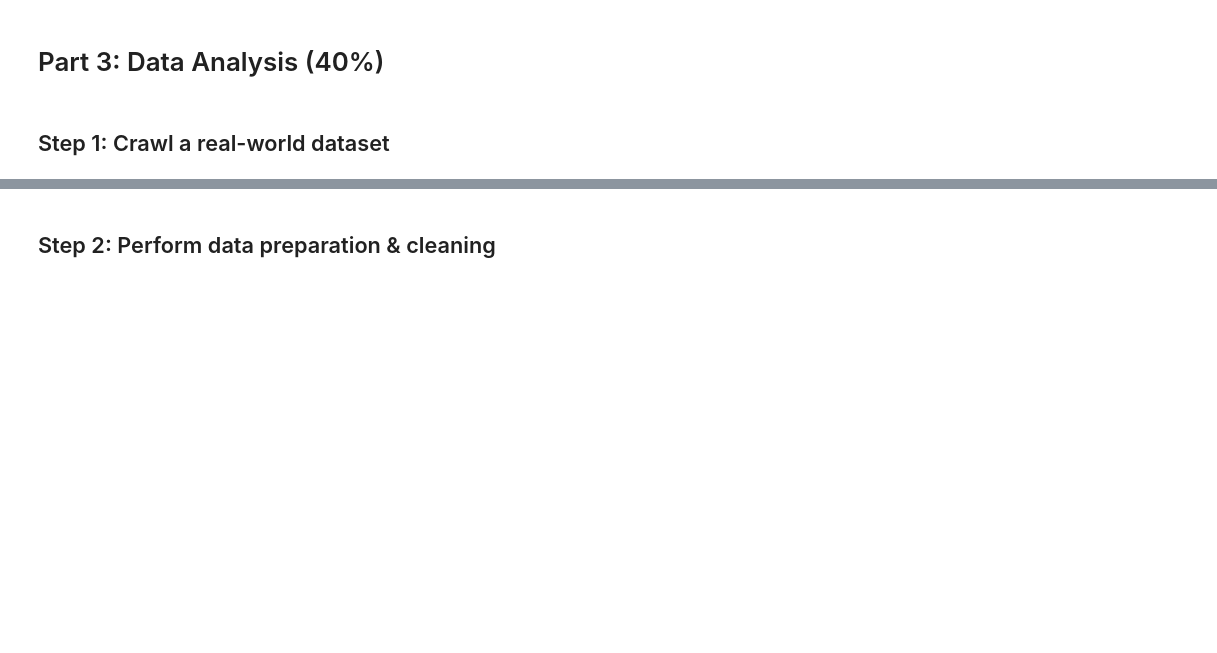
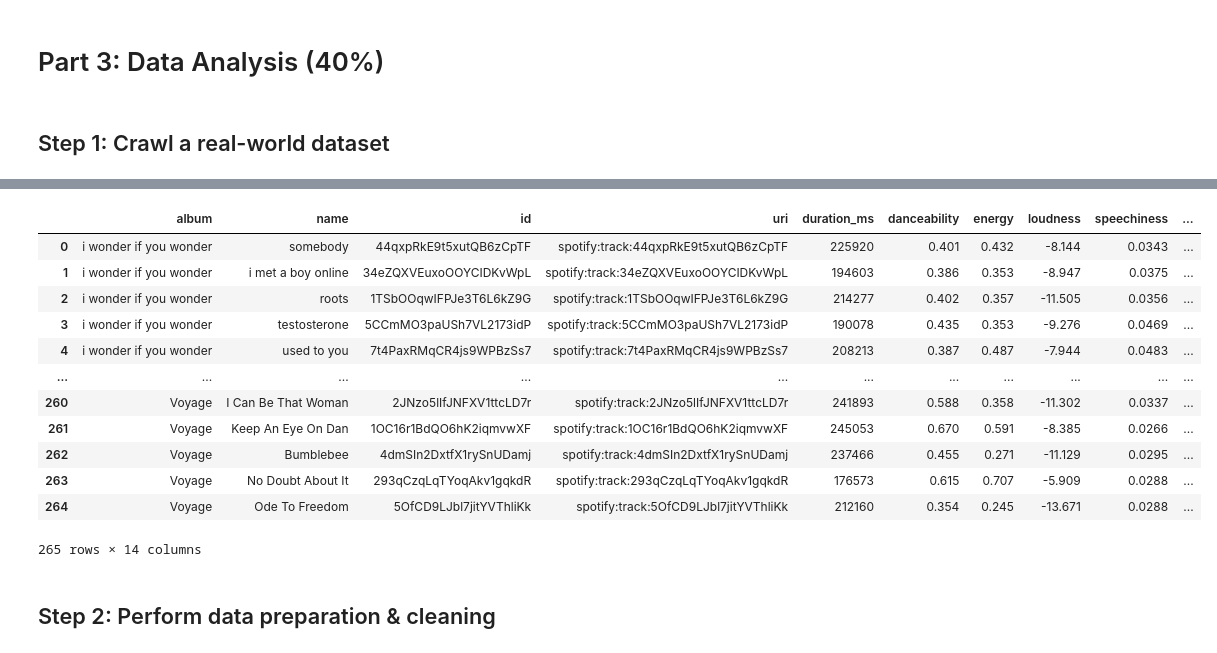
Before and after one commit to j4mes12/SDPA_Coursework, a Jupyter notebook: Part3/main.ipynb, the cells around one changed output, grey strips where cells are left out. Drawn from its saved outputs; the diff is of its cells as text; code cells hidden in the pictures; blank space fills up the shorter version.

Commit message:
Spotify API set up to get 18 latest released albums

```diff
--- a/Part3/main.ipynb
+++ b/Part3/main.ipynb
@@ -28,7 +28,7 @@ sp = spotipy.Spotify(
 # %%
 mbdtf = 'spotify:album:20r762YmB5HeofjMCiPMLv'
 # %%
-new_releases = sp.new_releases(country = 'GB', limit=2)
+new_releases = sp.new_releases(country = 'GB', limit=18)
 # %%
 nr_album_names = []
 nr_album_uri = []
@@ -61,7 +39,36 @@ def get_songs(uri):
+# %%
+audio_features = ["danceability", "energy", "loudness", "speechiness", "acousticness", "instrumentalness", "liveness", "valence", "tempo"]
+track_info_features = ['album', 'name', 'id', 'uri', 'duration_ms']
+# %%
+def get_song_info(uri, album_name):
+    album = {}
+    for k in track_info_features + audio_features:
+        album[k] = []
+
+    album_tracks = sp.album_tracks(uri)['items']
+
+    for i in album_tracks:
+        for k in track_info_features:
+            if k == 'album':
+                album[k].append(album_name)
+            else:
+                album[k].append(i[k])
+
+        audio = sp.audio_features(i['uri'])[0]
+
+        for k in audio_features:
+            album[k].append(audio[k])
+
+    return album
 # %%
 nr_album_songs = {}
+for k in track_info_features + audio_features:
+        nr_album_songs[k] = []
+
 for uri, name in zip(nr_album_uri, nr_album_names):
-    nr_album_songs[name] = get_songs(uri)
+    album_info = get_song_info(uri, name)
+    for k, v in album_info.items():
+        nr_album_songs[k] += v
     print(f'Songs from "{name}" have been added to dictionary.')
 # %% [output]
 Songs from "i wonder if you wonder" have been added to dictionary.
@@ -71,3 +92,19 @@ def get_audio_metrics(album)
+# %%
+pd.DataFrame.from_dict(nr_album_songs)
+# %% [output]
+|  | album | name | id | uri | duration_ms | danceability | energy | loudness | speechiness | ... |
+| 0 | i wonder if you wonder | somebody | 44qxpRkE9t5xutQB6zCpTF | spotify:track:44qxpRkE9t5xutQB6zCpTF | 225920 | 0.401 | 0.432 | -8.144 | 0.0343 | ... |
+| 1 | i wonder if you wonder | i met a boy online | 34eZQXVEuxoOOYCIDKvWpL | spotify:track:34eZQXVEuxoOOYCIDKvWpL | 194603 | 0.386 | 0.353 | -8.947 | 0.0375 | ... |
+| 2 | i wonder if you wonder | roots | 1TSbOOqwIFPJe3T6L6kZ9G | spotify:track:1TSbOOqwIFPJe3T6L6kZ9G | 214277 | 0.402 | 0.357 | -11.505 | 0.0356 | ... |
+| 3 | i wonder if you wonder | testosterone | 5CCmMO3paUSh7VL2173idP | spotify:track:5CCmMO3paUSh7VL2173idP | 190078 | 0.435 | 0.353 | -9.276 | 0.0469 | ... |
+| 4 | i wonder if you wonder | used to you | 7t4PaxRMqCR4js9WPBzSs7 | spotify:track:7t4PaxRMqCR4js9WPBzSs7 | 208213 | 0.387 | 0.487 | -7.944 | 0.0483 | ... |
+| ... | ... | ... | ... | ... | ... | ... | ... | ... | ... | ... |
+| 260 | Voyage | I Can Be That Woman | 2JNzo5lIfJNFXV1ttcLD7r | spotify:track:2JNzo5lIfJNFXV1ttcLD7r | 241893 | 0.588 | 0.358 | -11.302 | 0.0337 | ... |
+| 261 | Voyage | Keep An Eye On Dan | 1OC16r1BdQO6hK2iqmvwXF | spotify:track:1OC16r1BdQO6hK2iqmvwXF | 245053 | 0.670 | 0.591 | -8.385 | 0.0266 | ... |
+| 262 | Voyage | Bumblebee | 4dmSIn2DxtfX1rySnUDamj | spotify:track:4dmSIn2DxtfX1rySnUDamj | 237466 | 0.455 | 0.271 | -11.129 | 0.0295 | ... |
+| 263 | Voyage | No Doubt About It | 293qCzqLqTYoqAkv1gqkdR | spotify:track:293qCzqLqTYoqAkv1gqkdR | 176573 | 0.615 | 0.707 | -5.909 | 0.0288 | ... |
+| 264 | Voyage | Ode To Freedom | 5OfCD9LJbl7jitYVThliKk | spotify:track:5OfCD9LJbl7jitYVThliKk | 212160 | 0.354 | 0.245 | -13.671 | 0.0288 | ... |
+265 rows × 14 columns
 # %% [markdown]
 ## Step 2: Perform data preparation & cleaning
 # %%
```
Also changed, not shown: parts of 4 cells of this notebook.
